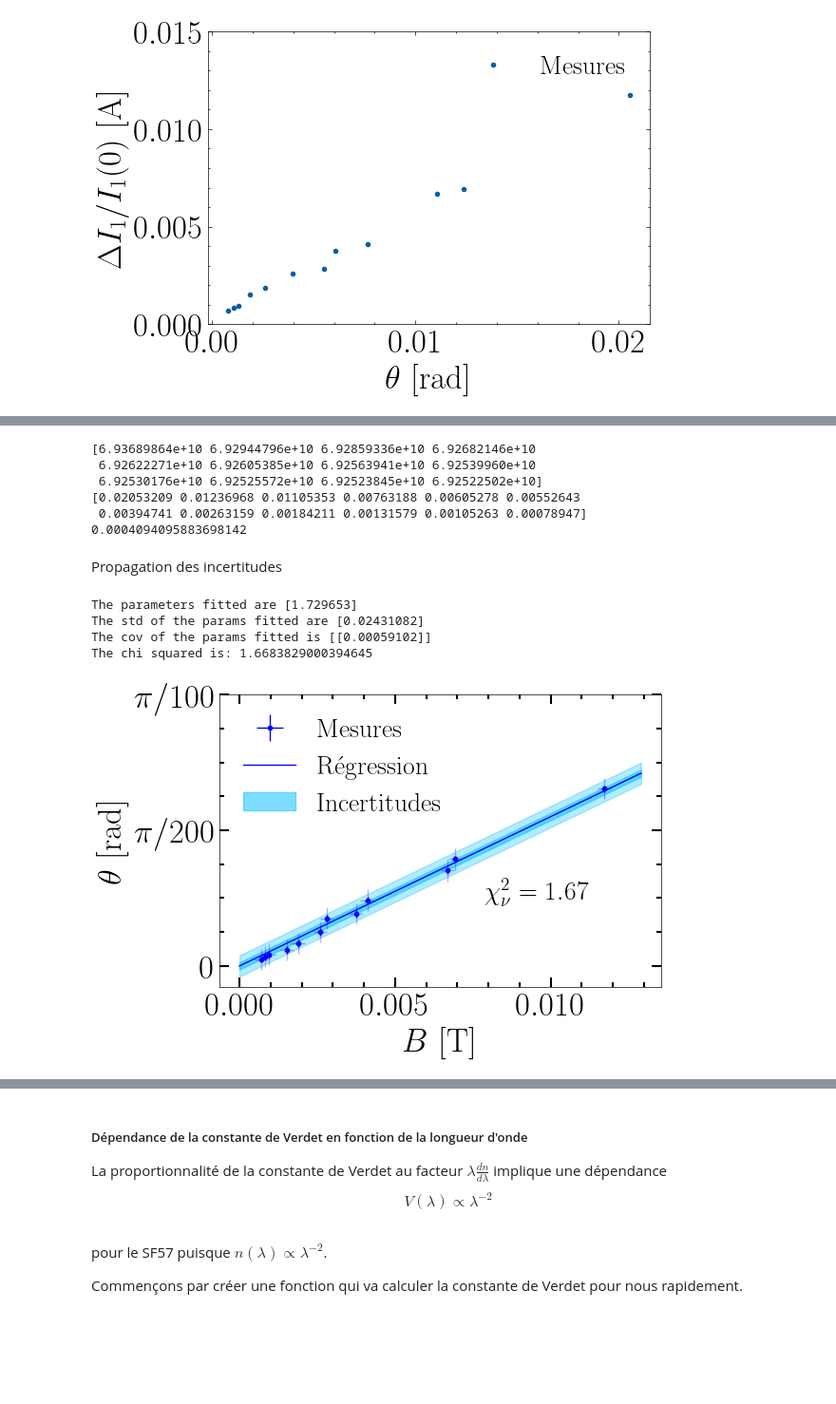
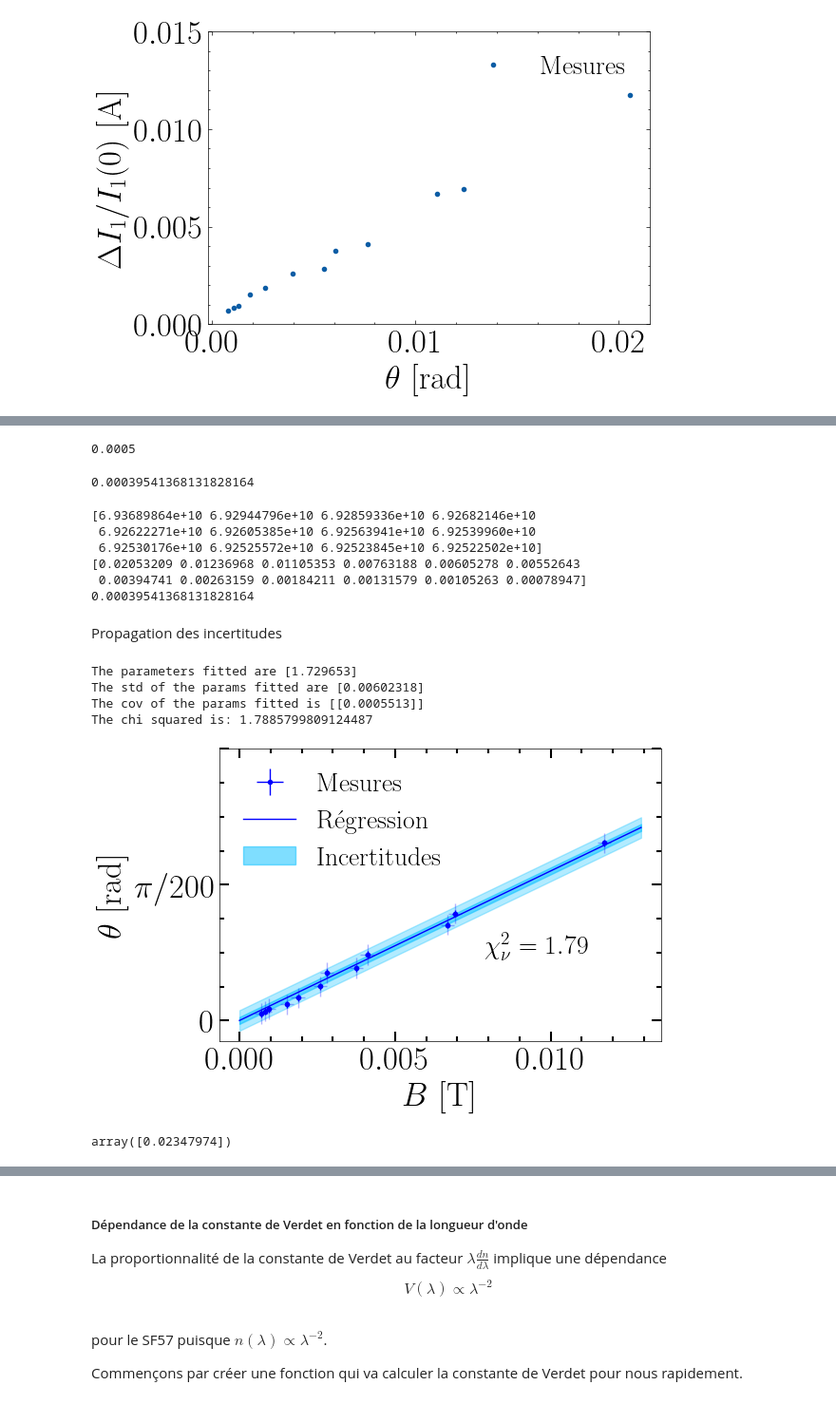
Before and after one commit to EnceladeCandy/phy3040, a Jupyter notebook: notebooks/faraday.ipynb, the cells around one changed output, grey strips where cells are left out. Shown at 95% size. Cells and saved outputs as stored; diff of their text form; code cells hidden in the pictures; blank space fills up the shorter version.

```diff
--- a/notebooks/faraday.ipynb
+++ b/notebooks/faraday.ipynb
@@ -668,7 +745,7 @@ B_ads = (Ib_to_B(data[:,0]))
 I1_0 = 3.8 * 1e-6 # A
 delta_I = data[:, 1] * 2 * 1e-7 # A
 std_delta_I = 0.03e-7
-std_I1_0 = 0.05e-6
+std_I1_0 = 0.01e-6
 angle_ads = 0.5 * np.arcsin(delta_I / I1_0)
 std_angle_ads =  propagate_uncertainty_malus(delta_I, I1_0, std_delta_I, std_I1_0).mean() # to compute
 fig, ax = plt.subplots(1, 1, figsize = (6, 4))
@@ -684,3 +765,11 @@ ax.legend()
+# %%
+std_angle_malus
+# %% [output]
+0.0005
+# %%
+std_angle_ads
+# %% [output]
+0.00039541368131828164
 # %%
 std_angle = propagate_uncertainty_malus(delta_I, I1_0, std_delta_I, std_I1_0).mean()
 print(angle_ads)
@@ -691,7 +780,7 @@ print(std_angle)
  6.92530176e+10 6.92525572e+10 6.92523845e+10 6.92522502e+10]
 [0.02053209 0.01236968 0.01105353 0.00763188 0.00605278 0.00552643
  0.00394741 0.00263159 0.00184211 0.00131579 0.00105263 0.00078947]
-0.0004094095883698142
+0.00039541368131828164
 # %% [markdown]
 Propagation des incertitudes
 # %%
@@ -707,7 +796,7 @@ Regression_extension = FrequentistRegression(
     sigma_noise = sigma_y
 )
 
-param_fitted_ads, std_fitted = Regression_extension.fit(
+param_fitted_ads, std_fitted_ads = Regression_extension.fit(
     obs = y,
     x = x,
     ridge_reg = 1e-12,
@@ -724,32 +813,36 @@ print("The cov of the params fitted is", cov)
 print("The chi squared is:", chi2_ads)
 # %% [output]
 The parameters fitted are [1.729653]
-The std of the params fitted are [0.02431082]
-The cov of the params fitted is [[0.00059102]]
-The chi squared is: 1.6683829000394645
+The std of the params fitted are [0.00602318]
+The cov of the params fitted is [[0.0005513]]
+The chi squared is: 1.7885799809124487
 # %%
 fig, ax = plt.subplots(1, 1, figsize = (6, 4))
 
 plot_verdet(
     fig = fig,
     ax = ax,
     B_data = B_ads-B0,
     angle_data = angle_ads,
     std_B = std_B,
     std_angle = std_angle_ads,
     param_reg = param_fitted_ads,
     color_data="blue",
     color_reg = "deepskyblue"
 )
 handles, labels = plt.gca().get_legend_handles_labels()
 order = [2,0,1]
 ax.annotate(r"$\chi^2_\nu=%.2f$"%chi2_ads, xy = (0.6, 0.3), xycoords = "axes fraction", color = "k", fontsize = 20)
 ax.tick_params(which = 'major', axis = 'both', length = 7, width = 1.5)
 ax.tick_params(which = 'minor', axis = 'both', length = 3.5, width = 1.5)
 ax.set_yticks([0, np.pi/200, np.pi/100])
-ax.set_yticklabels([r"0", r"$\pi/200$", r"$\pi/100$"])
+ax.set_yticklabels([r"0", r"$\pi/200$", r""])
 ax.legend(loc = "upper left", handles = [handles[idx] for idx in order], labels = [labels[idx] for idx in order])
 plt.savefig(figure_folder + "method_ADS.pdf", bbox_inches = "tight")
 # %% [output]
-[figure, old version]
+[figure, new version]
+# %%
+std_fitted
+# %% [output]
+array([0.02347974])
 # %%
```
Also changed, not shown: parts of 46 cells of this notebook.
